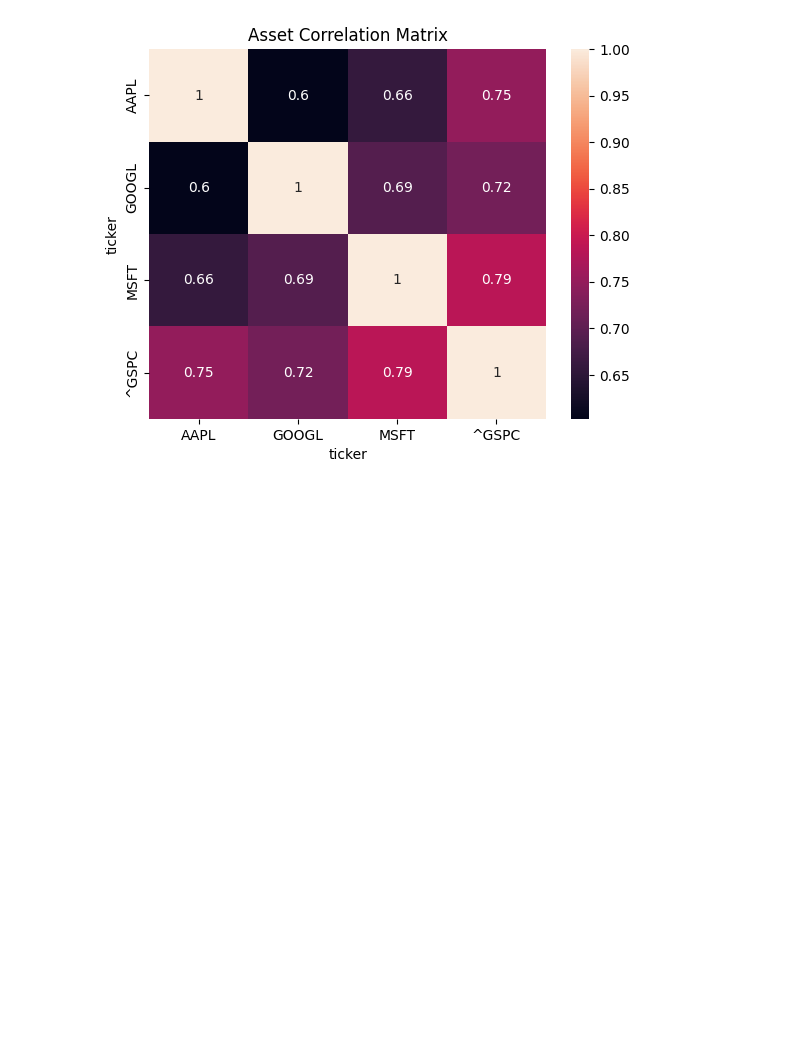
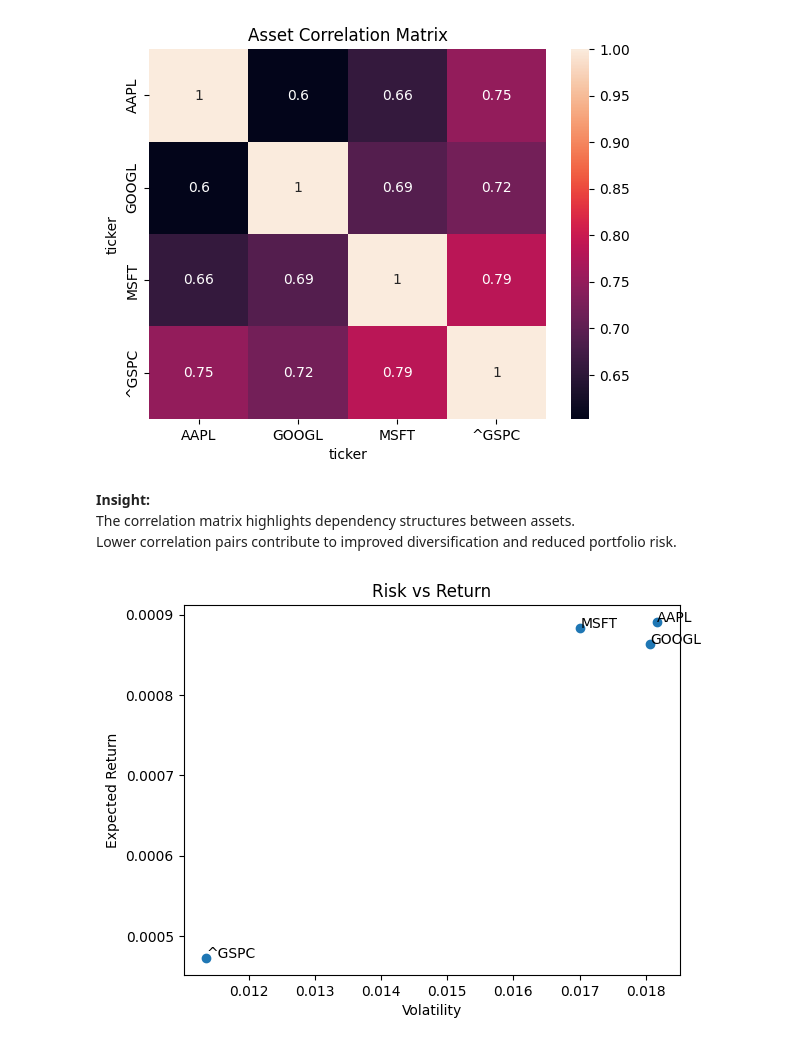
Before and after one commit to r0hansng/financial-intelligence-dashboard, a Jupyter notebook: notebooks/storytelling_dashboard.ipynb, the cells around one changed output. Cells and saved outputs as stored; diff of their text form; code cells hidden in the pictures; blank space fills up the shorter version.

```diff
--- a/notebooks/storytelling_dashboard.ipynb
+++ b/notebooks/storytelling_dashboard.ipynb
@@ -60,3 +63,20 @@ plt.title("Asset Correlation Matrix")
 plt.show()
 # %% [output]
 [figure]
+# %% [markdown]
+**Insight:**
+The correlation matrix highlights dependency structures between assets.
+Lower correlation pairs contribute to improved diversification and reduced portfolio risk.
+# %%
+plt.figure()
+plt.scatter(vol, mean_ret)
+
+for ticker in pivot.columns:
+    plt.text(vol[ticker], mean_ret[ticker], ticker)
+
+plt.xlabel("Volatility")
+plt.ylabel("Expected Return")
+plt.title("Risk vs Return")
+plt.show()
+# %% [output]
+[figure, added]
```
Also changed, not shown: parts of 7 cells of this notebook.
